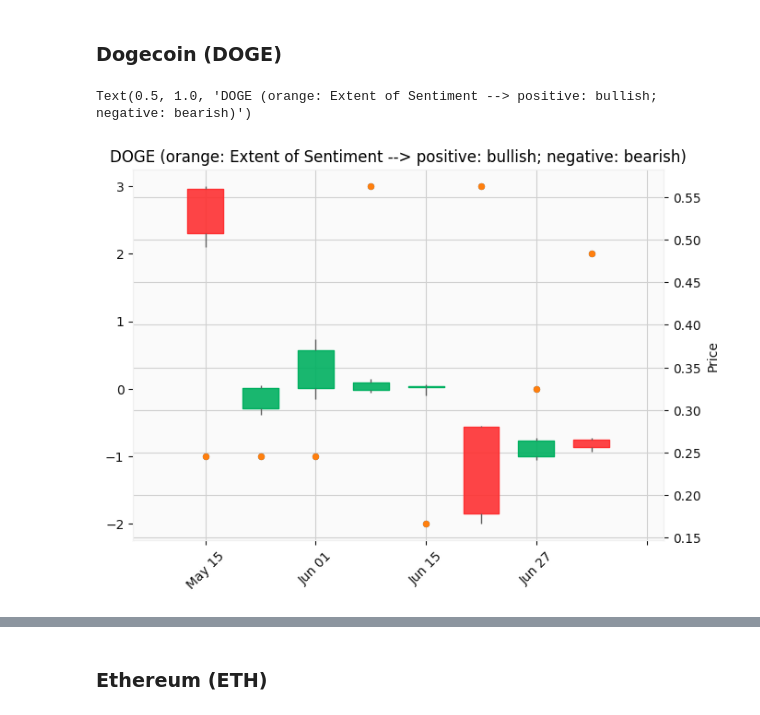
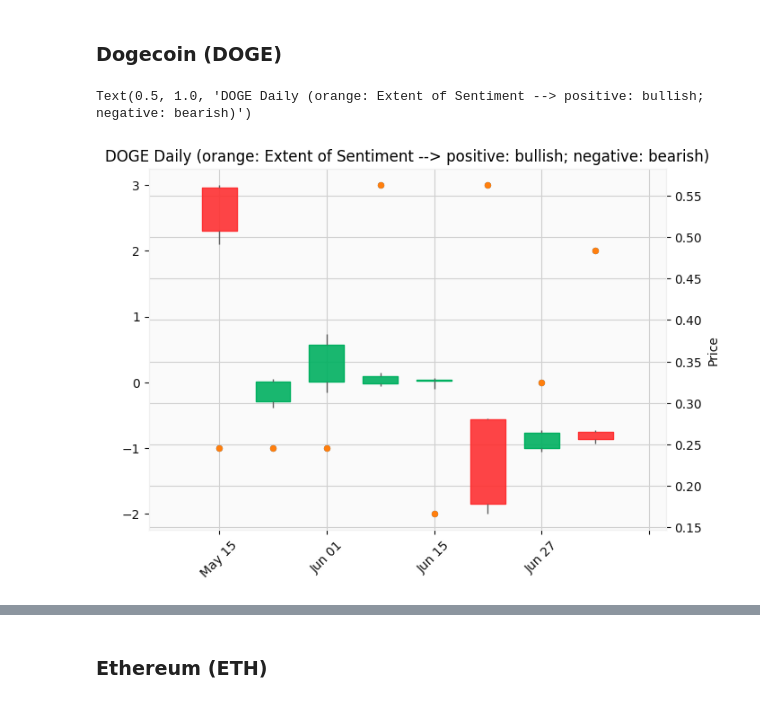
Before and after one commit to distractedm1nd/mar2moon, a Jupyter notebook: scripts/CoinPriceAnalysis.ipynb, the cells around one changed output, grey strips where cells are left out. Saved outputs shown, nothing was run; the diff lists cells and outputs as text; code cells hidden in the pictures.

```diff
--- a/scripts/CoinPriceAnalysis.ipynb
+++ b/scripts/CoinPriceAnalysis.ipynb
@@ -443,7 +636,7 @@ Text(0.5, 1.0, 'BTC (orange: OpeningPrice; blue: PredictedClose; green: Observed
 # %% [markdown]
 ### Dogecoin (DOGE)
 # %%
-comparison_table_4_viz_doge = comparison_table_doge
-comparison_table_4_viz_doge["PredictedClose"] = np.where(comparison_table_4_viz_doge["PredictedTrendbySA"] == 'bullish', comparison_table_4_viz_doge["Open"] + 50, np.where(comparison_table_4_viz_doge["PredictedTrendbySA"] == 'bearish', comparison_table_4_viz_doge["Open"] - 50, comparison_table_4_viz_doge["Open"]))
-display(comparison_table_4_viz_doge)
+comparison_table_4_viz_doge_daily = comparison_table_doge_daily
+comparison_table_4_viz_doge_daily["PredictedClose"] = np.where(comparison_table_4_viz_doge_daily["PredictedTrendbySA"] == 'bullish', comparison_table_4_viz_doge_daily["Open"] + 50, np.where(comparison_table_4_viz_doge_daily["PredictedTrendbySA"] == 'bearish', comparison_table_4_viz_doge_daily["Open"] - 50, comparison_table_4_viz_doge_daily["Open"]))
+display(comparison_table_4_viz_doge_daily)
 # %% [output]
@@ -525,14 +744,14 @@ Text(0.5, 1.0, 'BTC (orange: Extent of Sentiment --> positive: bullish; negative
 # %% [markdown]
 ### Dogecoin (DOGE)
 # %%
-added_values_to_visualize = comparison_table_4_viz_doge[['DOGE_final_sentiment']]
-apds = [mpf.make_addplot(added_values_to_visualize, type = 'scatter'),
-        mpf.make_addplot(comparison_table_4_viz_doge['DOGE_final_sentiment'], type = 'scatter', secondary_y = 'auto')]
-ticker = 'DOGE (orange: Extent of Sentiment --> positive: bullish; negative: bearish)'
+doge_added_values_to_visualize_daily = comparison_table_4_viz_doge[['DOGE_final_sentiment_daily']]
+apds = [mpf.make_addplot(doge_added_values_to_visualize_daily, type = 'scatter'),
+        mpf.make_addplot(comparison_table_4_viz_doge['DOGE_final_sentiment_daily'], type = 'scatter', secondary_y = 'auto')]
+ticker = 'DOGE Daily (orange: Extent of Sentiment --> positive: bullish; negative: bearish)'
 fig, axes = mpf.plot(comparison_table_4_viz_doge, type = 'candle', style = 'yahoo', addplot = apds, returnfig = True)
 axes[0].set_title(ticker)
 today = date.today().strftime('%Y-%m-%d')
-fig.savefig(SA_results_path + 'doge_evaluation_viz_' + today + '.png')
+fig.savefig(SA_results_path + 'doge_evaluation_viz_daily_' + today + '.png')
 # %% [output]
-Text(0.5, 1.0, 'DOGE (orange: Extent of Sentiment --> positive: bullish; negative: bearish)')
+Text(0.5, 1.0, 'DOGE Daily (orange: Extent of Sentiment --> positive: bullish; negative: bearish)')
-[figure, old version]
+[figure, new version]
```
Also changed, not shown: parts of 48 cells of this notebook.
